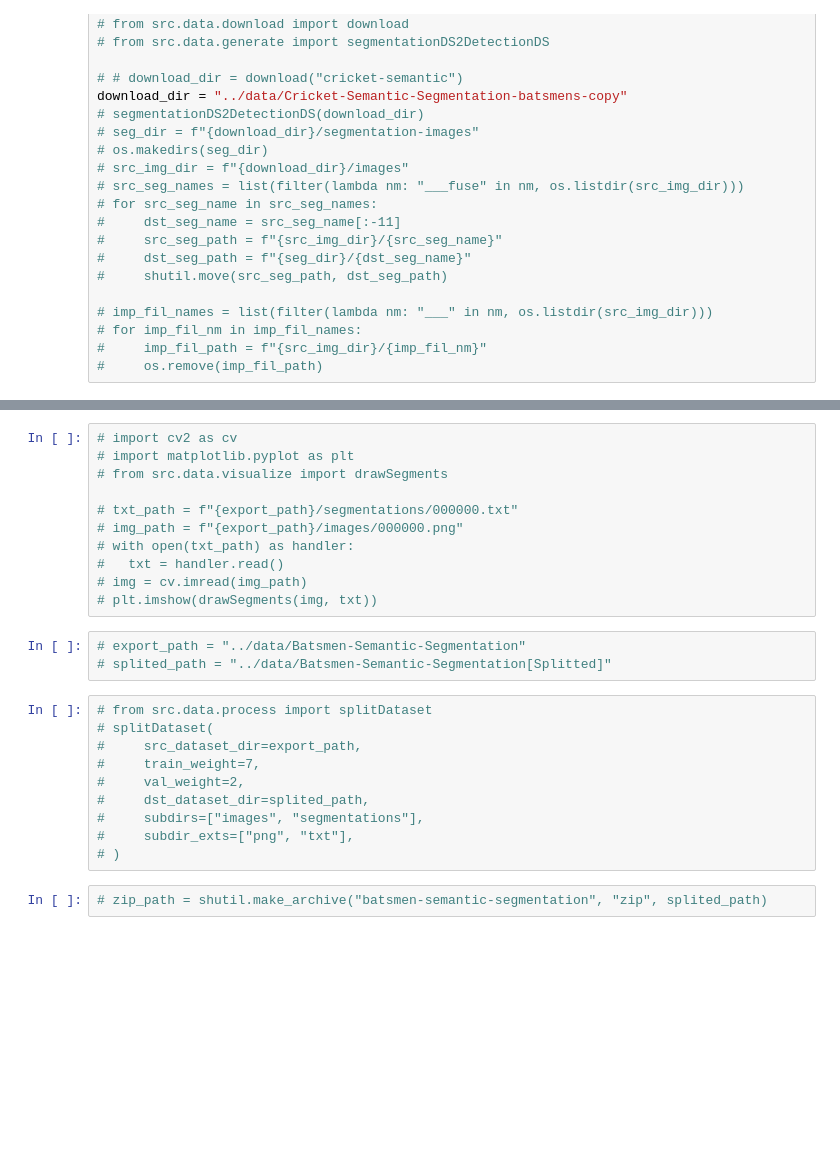
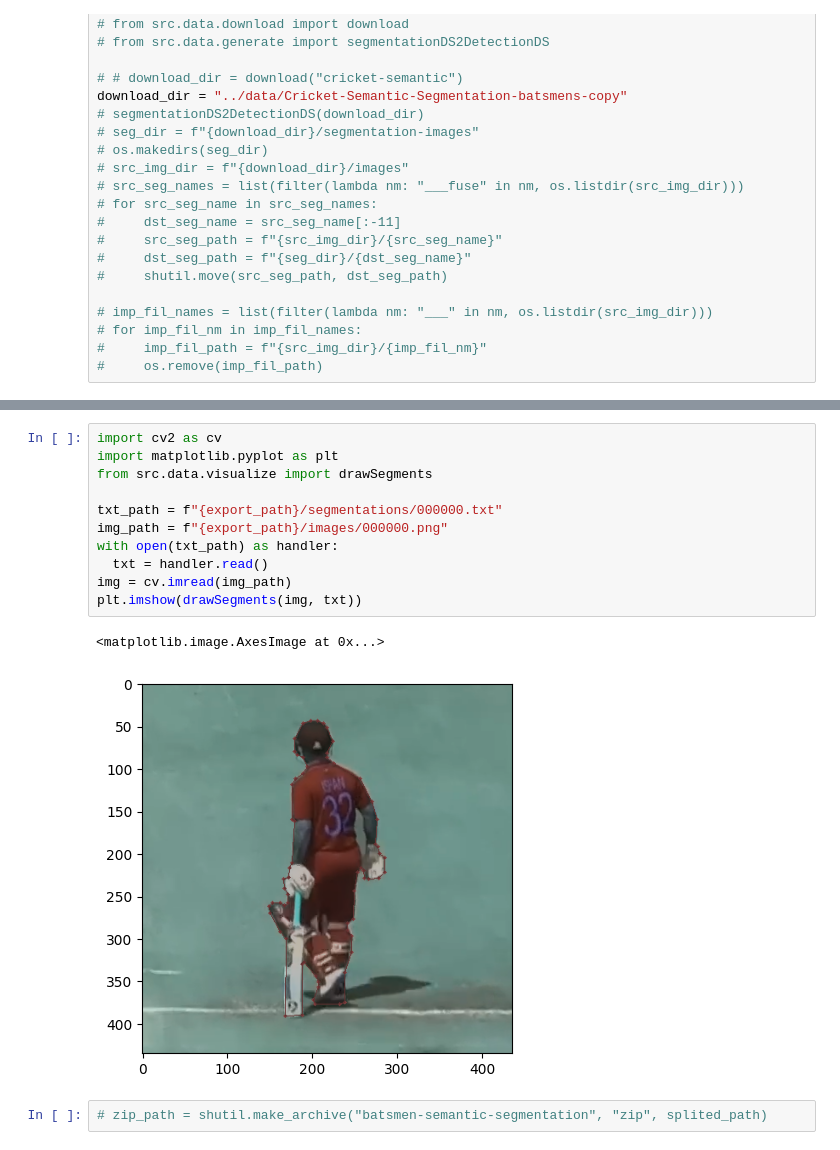
Before and after one commit to OsuraSenitha/third-umpire-decision-automation, a Jupyter notebook: backend/experiments/sandboxes/create-batsmen-segmentation-ds.ipynb, the cells around one changed output, grey strips where cells are left out. Drawn from its saved outputs; the diff is of its cells as text; blank space fills up the shorter version.

```diff
--- a/backend/experiments/sandboxes/create-batsmen-segmentation-ds.ipynb
+++ b/backend/experiments/sandboxes/create-batsmen-segmentation-ds.ipynb
@@ -58,29 +60,19 @@ makeDarknetSegmentationDataset(
 # %% [output]
 ---- Generatinig dataset ----
 # %%
-# import cv2 as cv
-# import matplotlib.pyplot as plt
-# from src.data.visualize import drawSegments
+import cv2 as cv
+import matplotlib.pyplot as plt
+from src.data.visualize import drawSegments
 
-# txt_path = f"{export_path}/segmentations/000000.txt"
-# img_path = f"{export_path}/images/000000.png"
-# with open(txt_path) as handler:
-#   txt = handler.read()
-# img = cv.imread(img_path)
-# plt.imshow(drawSegments(img, txt))
+txt_path = f"{export_path}/segmentations/000000.txt"
+img_path = f"{export_path}/images/000000.png"
+with open(txt_path) as handler:
+  txt = handler.read()
+img = cv.imread(img_path)
+plt.imshow(drawSegments(img, txt))
+# %% [output]
+<matplotlib.image.AxesImage at 0x...>
+[figure, added]
-# %%
-# export_path = "../data/Batsmen-Semantic-Segmentation"
-# splited_path = "../data/Batsmen-Semantic-Segmentation[Splitted]"
-# %%
-# from src.data.process import splitDataset
-# splitDataset(
-#     src_dataset_dir=export_path,
-#     train_weight=7,
-#     val_weight=2,
-#     dst_dataset_dir=splited_path,
-#     subdirs=["images", "segmentations"],
-#     subdir_exts=["png", "txt"],
-# )
 # %%
 # zip_path = shutil.make_archive("batsmen-semantic-segmentation", "zip", splited_path)
 # %%
```
Also changed, not shown: parts of 3 cells of this notebook, 4 other files.
